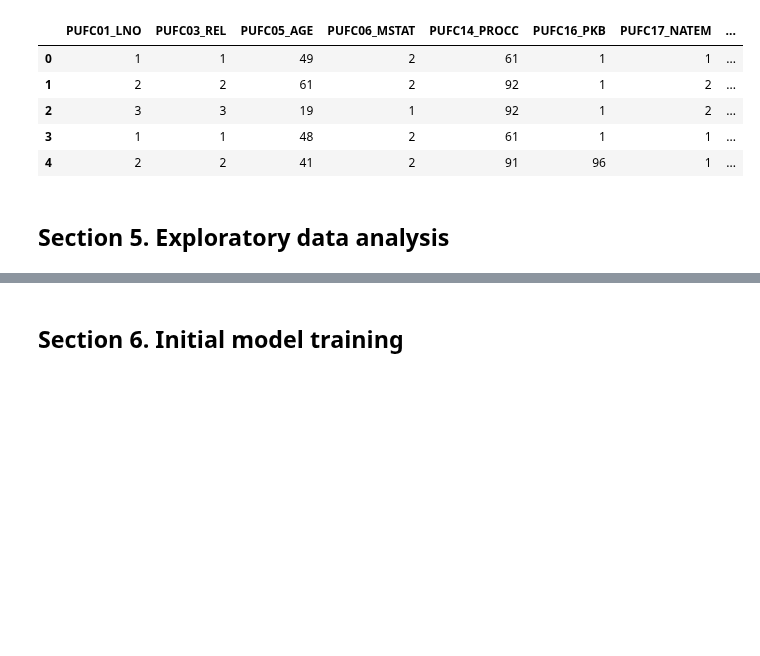
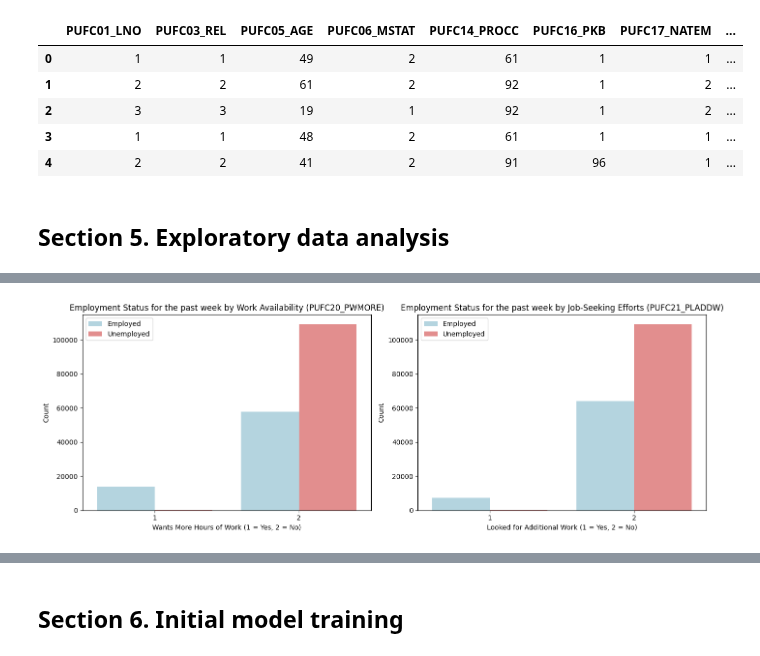
Before and after one commit to MatthewHeinz/STINTSY_MCO1, a Jupyter notebook: MCO1.ipynb, the cells around one changed output, grey strips where cells are left out. Drawn from its saved outputs; the diff is of its cells as text; code cells hidden in the pictures; blank space fills up the shorter version.

```diff
--- a/MCO1.ipynb
+++ b/MCO1.ipynb
@@ -343,0 +444,21 @@ See the caveats in the documentation: https://pandas.pydata.org/pandas-docs/stab
+# %%
+fig, axes = plt.subplots(1, 2, figsize=(14, 5))
+
+#Work Availability by Employment Status for the past week
+sns.countplot(data=cleaned_selected_df, x="PUFC20_PWMORE", hue="PUFC11_WORK", palette=["lightblue", "lightcoral"], ax=axes[0])
+axes[0].set_title("Employment Status for the past week by Work Availability (PUFC20_PWMORE)")
+axes[0].set_xlabel("Wants More Hours of Work (1 = Yes, 2 = No)")
+axes[0].set_ylabel("Count")
+axes[0].legend(["Employed", "Unemployed"])
+
+#Job-Seeking by Employment Status for the past week
+sns.countplot(data=cleaned_selected_df, x="PUFC21_PLADDW", hue="PUFC11_WORK", palette=["lightblue", "lightcoral"], ax=axes[1])
+axes[1].set_title("Employment Status for the past week by Job-Seeking Efforts (PUFC21_PLADDW)")
+axes[1].set_xlabel("Looked for Additional Work (1 = Yes, 2 = No)")
+axes[1].set_ylabel("Count")
+axes[1].legend(["Employed", "Unemployed"])
+
+plt.tight_layout()
+plt.show()
+# %% [output]
+[figure, added]
```
Also changed, not shown: parts of 18 cells of this notebook.
